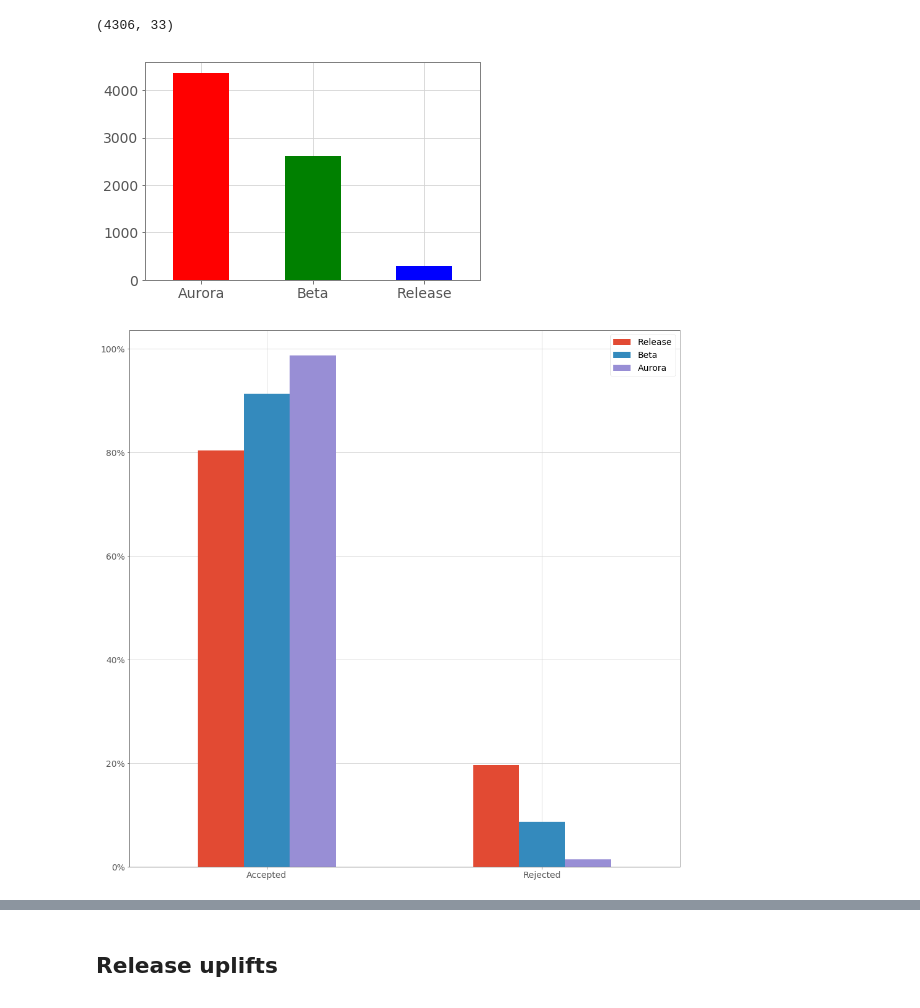
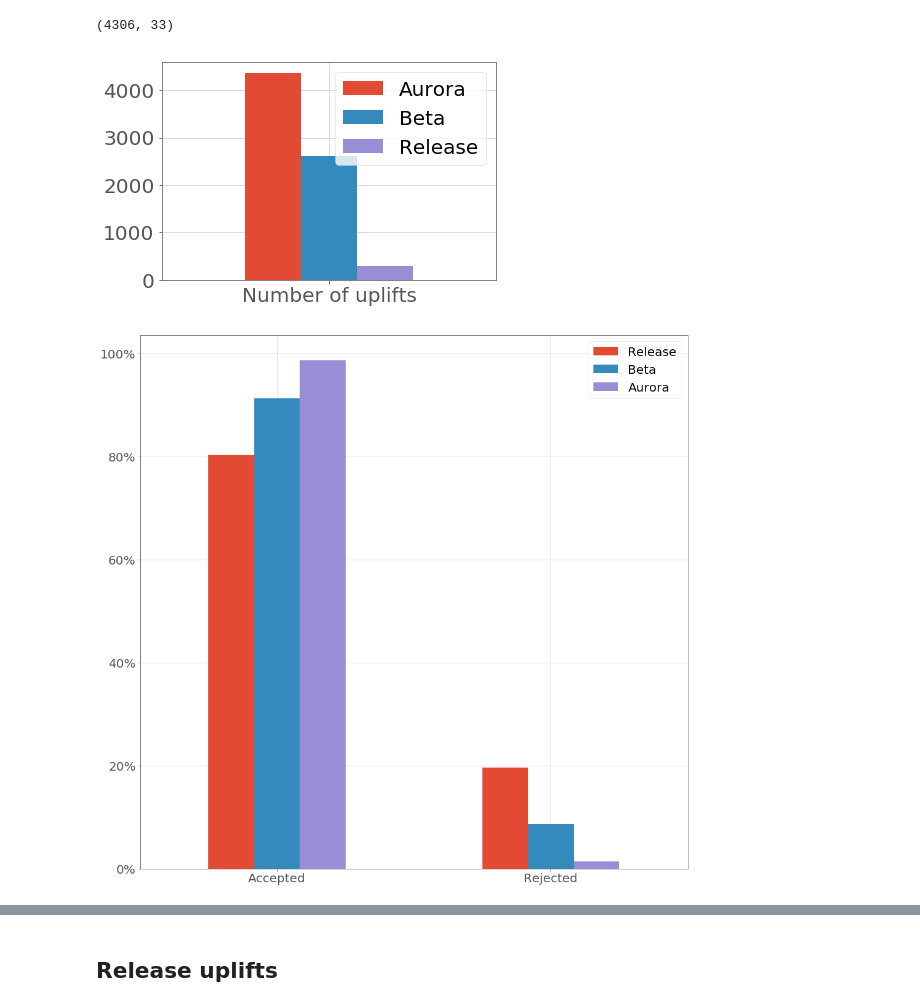
Before and after one commit to marco-c/uplift-analysis, a Jupyter notebook: plots/Plots.ipynb, the cells around one changed output, grey strips where cells are left out. Cells and saved outputs as stored; diff of their text form; code cells hidden in the pictures.

Commit message:
Improve some plots; split some plots in different files

```diff
--- a/plots/Plots.ipynb
+++ b/plots/Plots.ipynb
@@ -10,7 +10,7 @@ plt.style.use('ggplot')
 plt.rcParams['axes.facecolor'] = 'white'
 plt.rcParams['axes.edgecolor'] = 'grey'
 plt.rcParams['grid.color'] = 'lightgrey'
-plt.rcParams['font.size'] = 14
+plt.rcParams['font.size'] = 20
 # %%
 df_basic_release = pd.read_csv('../independent_metrics/basic_release.csv', index_col='bug_id')
 df_basic_beta = pd.read_csv('../independent_metrics/basic_beta.csv', index_col='bug_id')
@@ -67,11 +67,13 @@ df_aurora_accepted.shape
 (4306, 33)
 # %%
 fig = plt.figure()
-pd.Series({'Release': len(df_release), 'Beta': len(df_beta), 'Aurora': len(df_aurora)}).plot.bar(grid=True, color=['r', 'g', 'b'])
+ax = fig.add_subplot(111)
+pd.DataFrame({'Release': len(df_release), 'Beta': len(df_beta), 'Aurora': len(df_aurora)}, index=['Number of uplifts']).plot.bar(grid=True, ax=ax)
 plt.xticks(rotation=0)
+plt.show()
 fig.savefig('uplifts_per_channel.pdf', format='pdf', bbox_inches='tight')
 # %% [output]
-[figure, old version]
+[figure, new version]
 # %%
 fig = plt.figure(figsize=(16,16))
 ax = fig.add_subplot(111)
@@ -83,7 +85,7 @@ plt.xticks(rotation=0)
 plt.show()
 fig.savefig('accepted_channels.pdf', format='pdf', bbox_inches='tight')
 # %% [output]
-[figure, old version]
+[figure, new version]
 # %%
 fig = plt.figure(figsize=(16,16))
 ax = fig.add_subplot(111)
```
Also changed, not shown: parts of 21 cells of this notebook.
